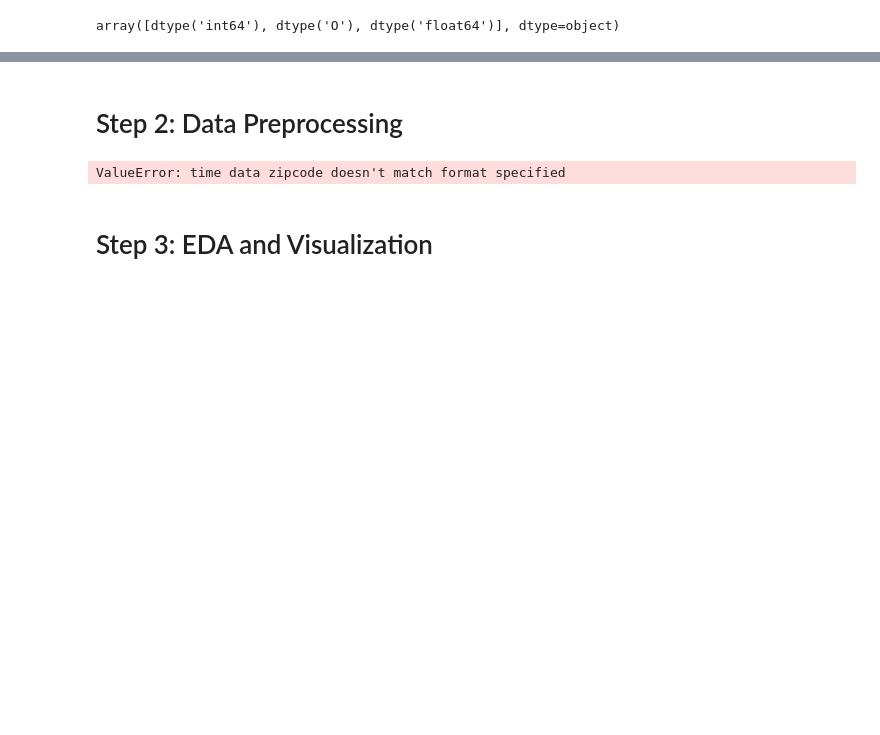
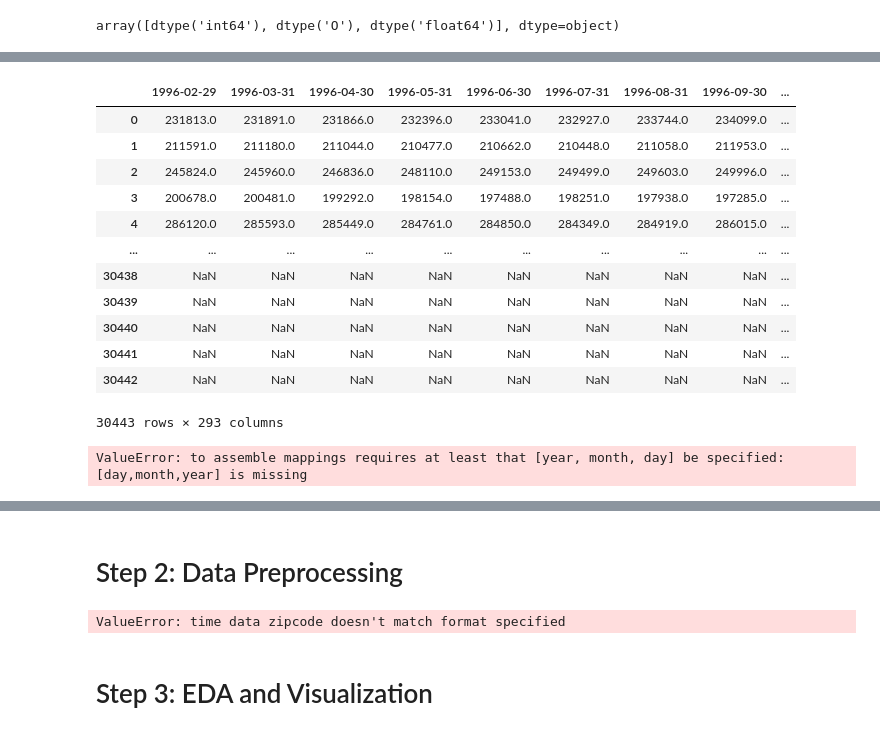
Before and after one commit to jrf6xh/Time-Series-Modeling, a Jupyter notebook: starter_notebook_CM.ipynb, the cells around one changed output, grey strips where cells are left out. Saved outputs shown, nothing was run; the diff lists cells and outputs as text; code cells hidden in the pictures; blank space fills up the shorter version.

```diff
--- a/starter_notebook_CM.ipynb
+++ b/starter_notebook_CM.ipynb
@@ -113,0 +147,20 @@ df.head(2)
+# %%
+df.iloc[:,7:300]
+# %% [output]
+|  | 1996-02-29 | 1996-03-31 | 1996-04-30 | 1996-05-31 | 1996-06-30 | 1996-07-31 | 1996-08-31 | 1996-09-30 | ... |
+| 0 | 231813.0 | 231891.0 | 231866.0 | 232396.0 | 233041.0 | 232927.0 | 233744.0 | 234099.0 | ... |
+| 1 | 211591.0 | 211180.0 | 211044.0 | 210477.0 | 210662.0 | 210448.0 | 211058.0 | 211953.0 | ... |
+| 2 | 245824.0 | 245960.0 | 246836.0 | 248110.0 | 249153.0 | 249499.0 | 249603.0 | 249996.0 | ... |
+| 3 | 200678.0 | 200481.0 | 199292.0 | 198154.0 | 197488.0 | 198251.0 | 197938.0 | 197285.0 | ... |
+| 4 | 286120.0 | 285593.0 | 285449.0 | 284761.0 | 284850.0 | 284349.0 | 284919.0 | 286015.0 | ... |
+| ... | ... | ... | ... | ... | ... | ... | ... | ... | ... |
+| 30438 | NaN | NaN | NaN | NaN | NaN | NaN | NaN | NaN | ... |
+| 30439 | NaN | NaN | NaN | NaN | NaN | NaN | NaN | NaN | ... |
+| 30440 | NaN | NaN | NaN | NaN | NaN | NaN | NaN | NaN | ... |
+| 30441 | NaN | NaN | NaN | NaN | NaN | NaN | NaN | NaN | ... |
+| 30442 | NaN | NaN | NaN | NaN | NaN | NaN | NaN | NaN | ... |
+30443 rows × 293 columns
+# %%
+df.iloc[:,7:300]= pd.to_datetime(df.iloc[:,7:300], format='%d/%m/%y')
+# %% [output]
+ValueError: to assemble mappings requires at least that [year, month, day] be specified: [day,month,year] is missing
```
Also changed, not shown: parts of 7 cells of this notebook.
